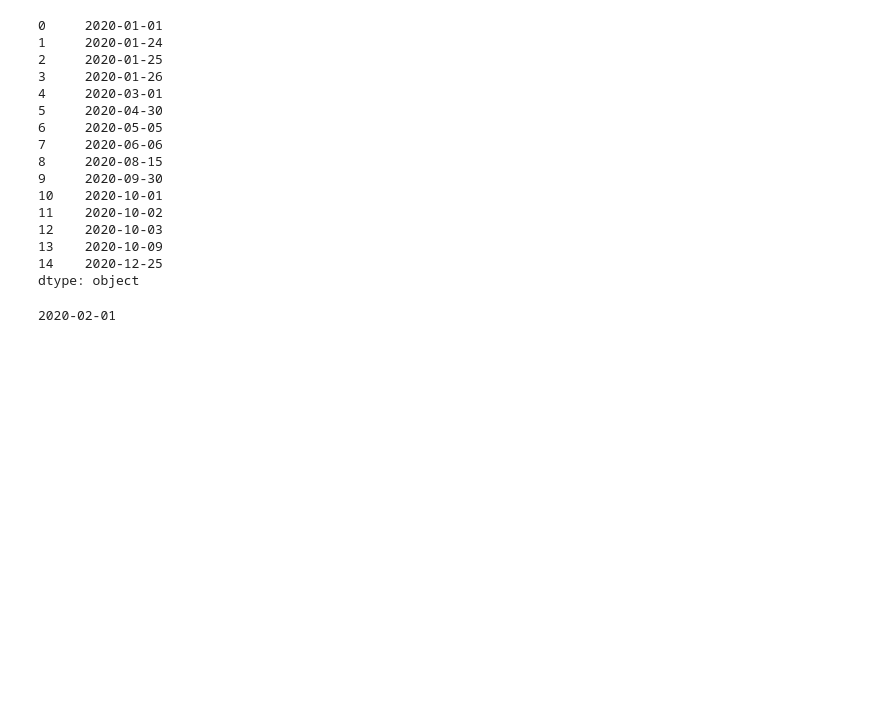
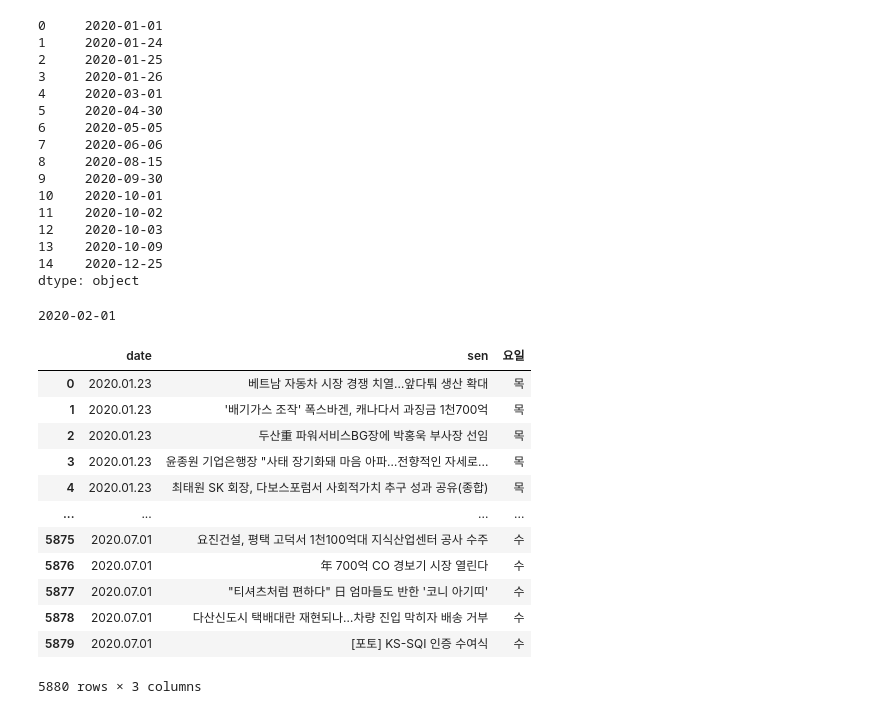
Before and after one commit to ejihoon6065/Project_TurnAround, a Jupyter notebook: ★★lightgbm.ipynb, the cells around one changed output. Cells and saved outputs as stored; diff of their text form; code cells hidden in the pictures; blank space fills up the shorter version.

```diff
--- a/★★lightgbm.ipynb
+++ b/★★lightgbm.ipynb
@@ -242,3 +246,19 @@ ex1=datetime.date(2020,1,31)
 print(ex1+day_delta)
 # %% [output]
 2020-02-01
+# %%
+train_data
+# %% [output]
+|  | date | sen | 요일 |
+| 0 | 2020.01.23 | 베트남 자동차 시장 경쟁 치열…앞다퉈 생산 확대 | 목 |
+| 1 | 2020.01.23 | '배기가스 조작' 폭스바겐, 캐나다서 과징금 1천700억 | 목 |
+| 2 | 2020.01.23 | 두산重 파워서비스BG장에 박홍욱 부사장 선임 | 목 |
+| 3 | 2020.01.23 | 윤종원 기업은행장 "사태 장기화돼 마음 아파…전향적인 자세로... | 목 |
+| 4 | 2020.01.23 | 최태원 SK 회장, 다보스포럼서 사회적가치 추구 성과 공유(종합) | 목 |
+| ... | ... | ... | ... |
+| 5875 | 2020.07.01 | 요진건설, 평택 고덕서 1천100억대 지식산업센터 공사 수주 | 수 |
+| 5876 | 2020.07.01 | 年 700억 CO 경보기 시장 열린다 | 수 |
+| 5877 | 2020.07.01 | "티셔츠처럼 편하다" 日 엄마들도 반한 '코니 아기띠' | 수 |
+| 5878 | 2020.07.01 | 다산신도시 택배대란 재현되나…차량 진입 막히자 배송 거부 | 수 |
+| 5879 | 2020.07.01 | [포토] KS-SQI 인증 수여식 | 수 |
+5880 rows × 3 columns
```
Also changed, not shown: parts of 16 cells of this notebook.
